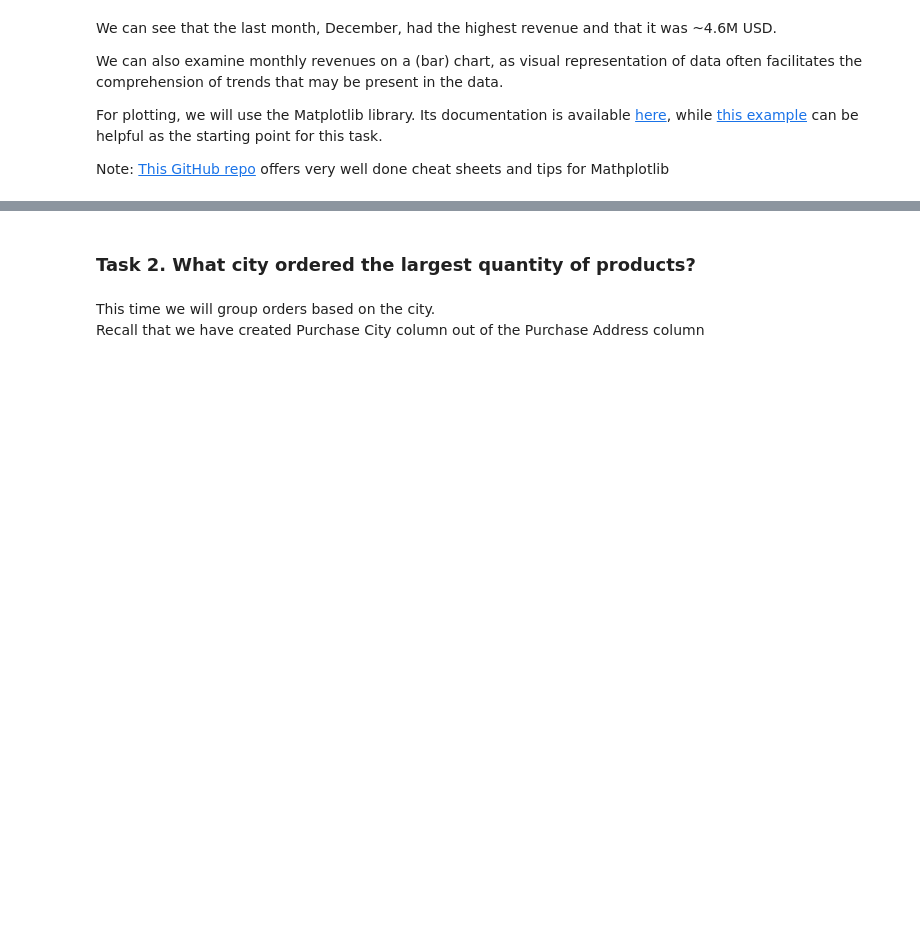
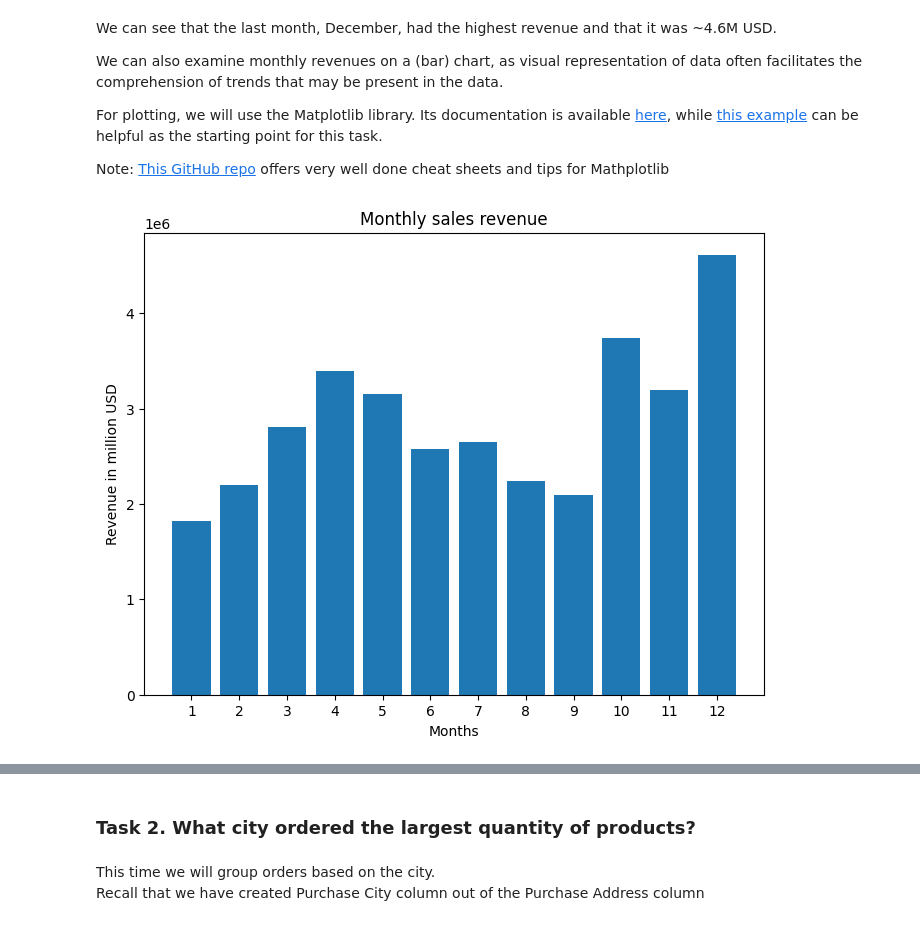
Before and after one commit to programiranje3/v2023, a Jupyter notebook: pandas/Sales_Analysis_Pandas_P3_tutorial.ipynb, the cells around one changed output, grey strips where cells are left out. Cells and saved outputs as stored; diff of their text form; code cells hidden in the pictures; blank space fills up the shorter version.

Commit message:
pandas lab - full code for Sales analysis added

```diff
--- a/pandas/Sales_Analysis_Pandas_P3_tutorial.ipynb
+++ b/pandas/Sales_Analysis_Pandas_P3_tutorial.ipynb
@@ -592,7 +615,11 @@ To answer this question, we need to:
 - compute total revenue per month
 # %% [markdown]
 **Step 1**: Compute total revenue per order
+# %%
+sales['Total_price'] = sales.Quantity_Ordered * sales.Price_Each
 # %% [markdown]
 **Step 2**: Extract month from the Order Date
 # %% [markdown]
 Note that Order Date is a datetime Series. We can use `dt` to get access to each value in the Series as a datetime object. <br>Having access to a particular order date as a datetime object, we can take any element of the order date and time through appropriate fields (year, month, day, etc.)
+# %%
+sales['Order_Month'] = sales.Order_Date.dt.month
@@ -599,2 +635,5 @@ Note that Order Date is a datetime Series. We can use `dt` to get access to each
 # %% [markdown]
 **Step 3**: Compute total revenue per month
+# %%
+total_montly_sales = sales.groupby('Order_Month')['Total_price'].sum()
+total_montly_sales
@@ -608,3 +679,18 @@ We can also examine monthly revenues on a (bar) chart, as visual representation
 For plotting, we will use the Matplotlib library. Its documentation is available [here](https://matplotlib.org/3.5.3/api/_as_gen/matplotlib.pyplot.html), while [this example](https://matplotlib.org/stable/gallery/lines_bars_and_markers/bar_colors.html#sphx-glr-gallery-lines-bars-and-markers-bar-colors-py) can be helpful as the starting point for this task.
 
 Note: [This GitHub repo](https://github.com/matplotlib/cheatsheets) offers very well done cheat sheets and tips for Mathplotlib
+# %%
+x = total_montly_sales.index
+y = total_montly_sales.values
+
+fig, ax = plt.subplots(figsize=(8,6))
+
+ax.bar(x, y)
+ax.set_ylabel('Revenue in million USD')
+ax.set_xlabel('Months')
+ax.set_xticks(range(1,13))
+ax.set_title('Monthly sales revenue')
+
+plt.show()
+# %% [output]
+[figure, added]
```
Also changed, not shown: parts of 48 cells of this notebook.
